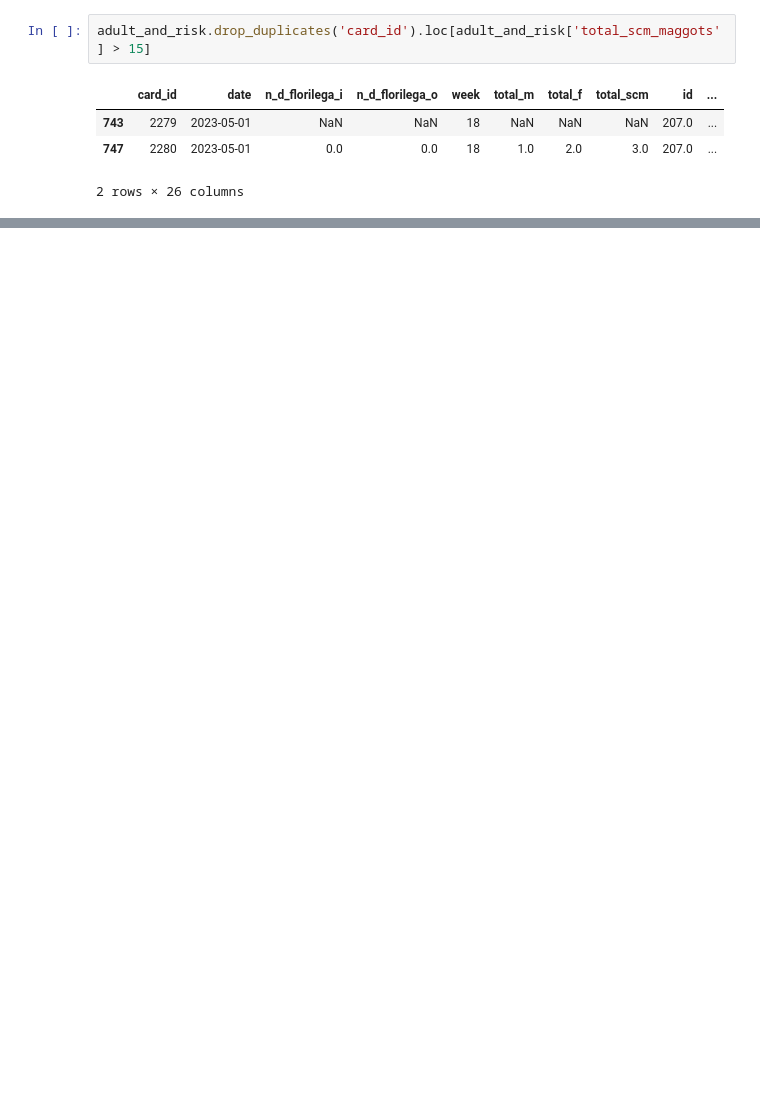
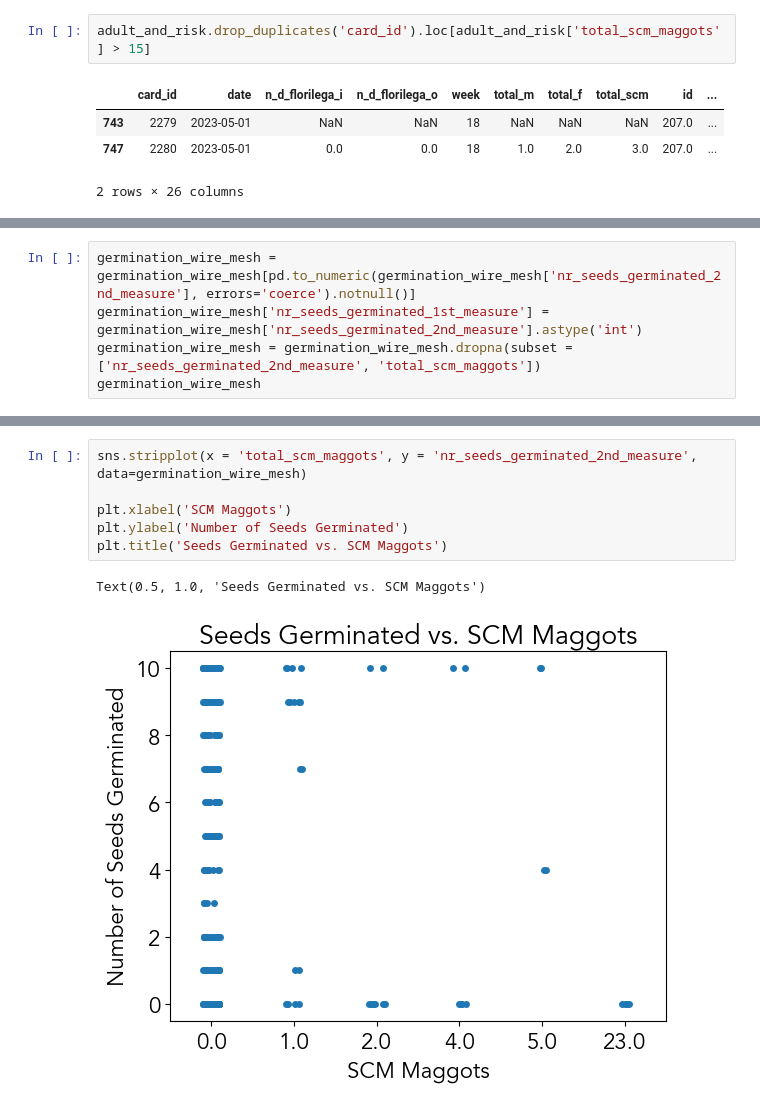
Before and after one commit to chloecho31/cornell, a Jupyter notebook: SCM/2023/2023_scm_data_cleaning.ipynb, the cells around one changed output, grey strips where cells are left out. Cells and saved outputs as stored; diff of their text form; blank space fills up the shorter version.

```diff
--- a/SCM/2023/2023_scm_data_cleaning.ipynb
+++ b/SCM/2023/2023_scm_data_cleaning.ipynb
@@ -1616,0 +1790,5 @@ adult_and_risk.drop_duplicates('card_id').loc[adult_and_risk['total_scm_maggots'
+# %%
+germination_wire_mesh = germination_wire_mesh[pd.to_numeric(germination_wire_mesh['nr_seeds_germinated_2nd_measure'], errors='coerce').notnull()]
+germination_wire_mesh['nr_seeds_germinated_1st_measure'] = germination_wire_mesh['nr_seeds_germinated_2nd_measure'].astype('int')
+germination_wire_mesh = germination_wire_mesh.dropna(subset = ['nr_seeds_germinated_2nd_measure', 'total_scm_maggots'])
+germination_wire_mesh
@@ -1616,0 +1814,9 @@ adult_and_risk.drop_duplicates('card_id').loc[adult_and_risk['total_scm_maggots'
+# %%
+sns.stripplot(x = 'total_scm_maggots', y = 'nr_seeds_germinated_2nd_measure', data=germination_wire_mesh)
+
+plt.xlabel('SCM Maggots')
+plt.ylabel('Number of Seeds Germinated')
+plt.title('Seeds Germinated vs. SCM Maggots')
+# %% [output]
+Text(0.5, 1.0, 'Seeds Germinated vs. SCM Maggots')
+[figure, added]
```
Also changed, not shown: parts of 15 cells of this notebook, 1 other file.
